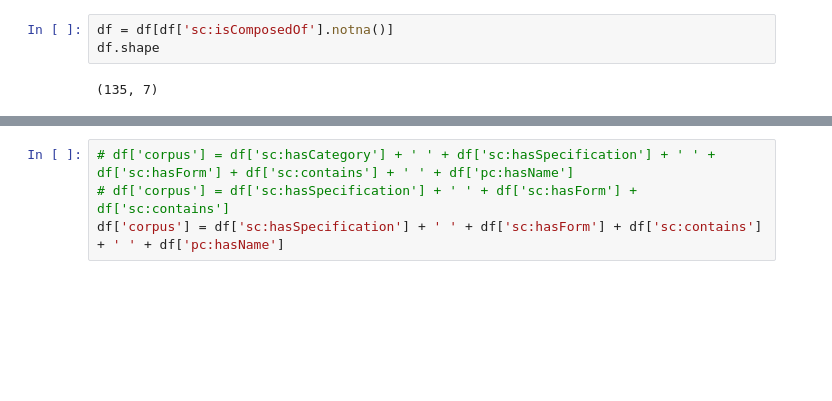
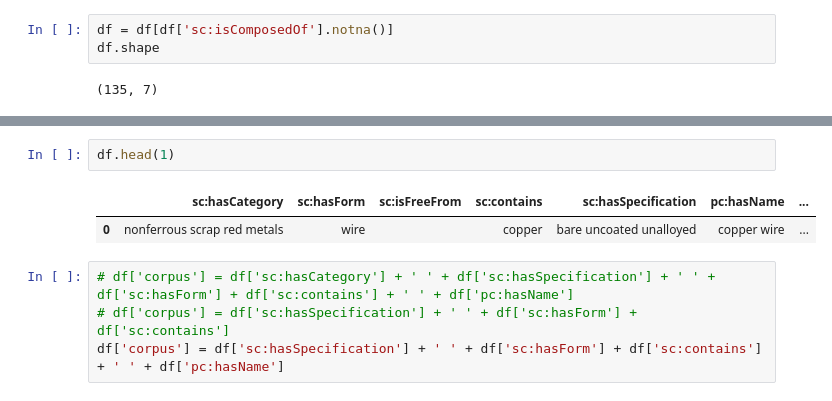
Before and after one commit to costasmexis/phd, a Jupyter notebook: scrap/predict_materials_ANAMET.ipynb, the cells around one changed output, grey strips where cells are left out. Saved outputs shown, nothing was run; the diff lists cells and outputs as text; blank space fills up the shorter version.

```diff
--- a/scrap/predict_materials_ANAMET.ipynb
+++ b/scrap/predict_materials_ANAMET.ipynb
@@ -132,3 +196,8 @@ df.shape
+# %%
+df.head(1)
+# %% [output]
+|  | sc:hasCategory | sc:hasForm | sc:isFreeFrom | sc:contains | sc:hasSpecification | pc:hasName | ... |
+| 0 | nonferrous scrap red metals | wire |  | copper | bare uncoated unalloyed | copper wire | ... |
 # %%
 # df['corpus'] = df['sc:hasCategory'] + ' ' + df['sc:hasSpecification'] + ' ' + df['sc:hasForm'] + df['sc:contains'] + ' ' + df['pc:hasName']
 # df['corpus'] = df['sc:hasSpecification'] + ' ' + df['sc:hasForm'] + df['sc:contains']
```
Also changed, not shown: parts of 138 cells of this notebook, 7 other files.
